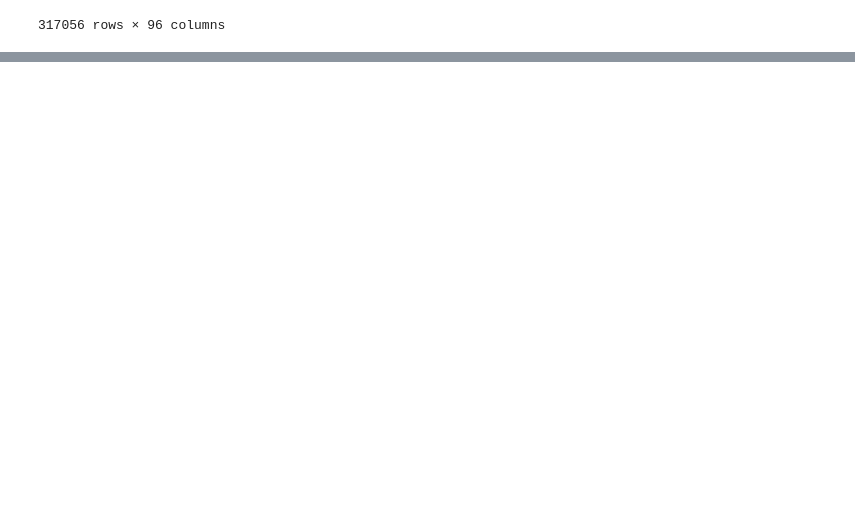
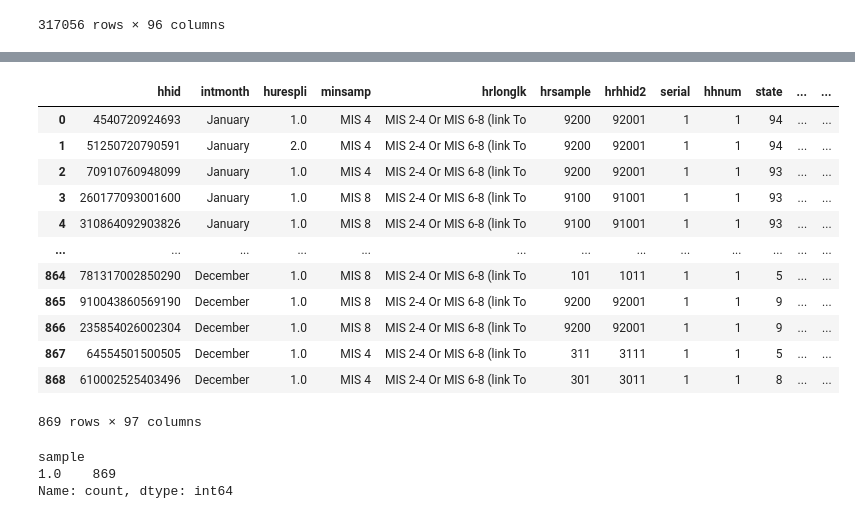
Before and after one commit to corinne167225/DataAnalysis2, a Jupyter notebook: Assignment1.ipynb, the cells around one changed output, grey strips where cells are left out. Cells and saved outputs as stored; diff of their text form; code cells hidden in the pictures; blank space fills up the shorter version.

```diff
--- a/Assignment1.ipynb
+++ b/Assignment1.ipynb
@@ -23,5 +23,5 @@ from mizani.formatters import log_format
 warnings.filterwarnings("ignore")
 # %%
 #had to convert 'morg2014.csv' to zip as was too large for github.
-file1 = pd.read_csv('ezyzip.zip')
+data = pd.read_csv('ezyzip.zip')
 # %%
@@ -41,3 +41,10 @@ df
 | 317054 | 950868097156649 | December | 1.0 | MIS 8 | MIS 2-4 Or MIS 6-8 (link To | 9200 | 92001 | 1 | 1 | 8 | ... | ... |
 | 317055 | 950868097156649 | December | 1.0 | MIS 8 | MIS 2-4 Or MIS 6-8 (link To | 9200 | 92001 | 1 | 1 | 8 | ... | ... |
 317056 rows × 96 columns
+# %%
+#occupations: mechincal engineers(1460), civil engineers(1360)
+data.loc[((data["occ2012"] == 1460) | (data['occ2012'] == 1360)), 'sample'] = 1
+#sample == 1
+data.loc[data["sample"].isna(), "sample"] = 0 # were NAs input zeros
+# sample == 0
+data
@@ -43,0 +65,25 @@ df
+# %%
+#DF with only mechanical and chemical engineers
+data = data.loc[data["sample"] == 1].reset_index(drop=True) #keep only sample == 1
+data
+# %% [output]
+|  | hhid | intmonth | hurespli | minsamp | hrlonglk | hrsample | hrhhid2 | serial | hhnum | state | ... | ... |
+| 0 | 4540720924693 | January | 1.0 | MIS 4 | MIS 2-4 Or MIS 6-8 (link To | 9200 | 92001 | 1 | 1 | 94 | ... | ... |
+| 1 | 51250720790591 | January | 2.0 | MIS 4 | MIS 2-4 Or MIS 6-8 (link To | 9200 | 92001 | 1 | 1 | 94 | ... | ... |
+| 2 | 70910760948099 | January | 1.0 | MIS 4 | MIS 2-4 Or MIS 6-8 (link To | 9200 | 92001 | 1 | 1 | 93 | ... | ... |
+| 3 | 260177093001600 | January | 1.0 | MIS 8 | MIS 2-4 Or MIS 6-8 (link To | 9100 | 91001 | 1 | 1 | 93 | ... | ... |
+| 4 | 310864092903826 | January | 1.0 | MIS 8 | MIS 2-4 Or MIS 6-8 (link To | 9100 | 91001 | 1 | 1 | 93 | ... | ... |
+| ... | ... | ... | ... | ... | ... | ... | ... | ... | ... | ... | ... | ... |
+| 864 | 781317002850290 | December | 1.0 | MIS 8 | MIS 2-4 Or MIS 6-8 (link To | 101 | 1011 | 1 | 1 | 5 | ... | ... |
+| 865 | 910043860569190 | December | 1.0 | MIS 8 | MIS 2-4 Or MIS 6-8 (link To | 9200 | 92001 | 1 | 1 | 9 | ... | ... |
+| 866 | 235854026002304 | December | 1.0 | MIS 8 | MIS 2-4 Or MIS 6-8 (link To | 9200 | 92001 | 1 | 1 | 9 | ... | ... |
+| 867 | 64554501500505 | December | 1.0 | MIS 4 | MIS 2-4 Or MIS 6-8 (link To | 311 | 3111 | 1 | 1 | 5 | ... | ... |
+| 868 | 610002525403496 | December | 1.0 | MIS 4 | MIS 2-4 Or MIS 6-8 (link To | 301 | 3011 | 1 | 1 | 8 | ... | ... |
+869 rows × 97 columns
+# %%
+#value counts for mechanical/chemical engineers occupations
+data["sample"].value_counts()
+# %% [output]
+sample
+1.0    869
+Name: count, dtype: int64
```
Also changed, not shown: parts of 4 cells of this notebook.
